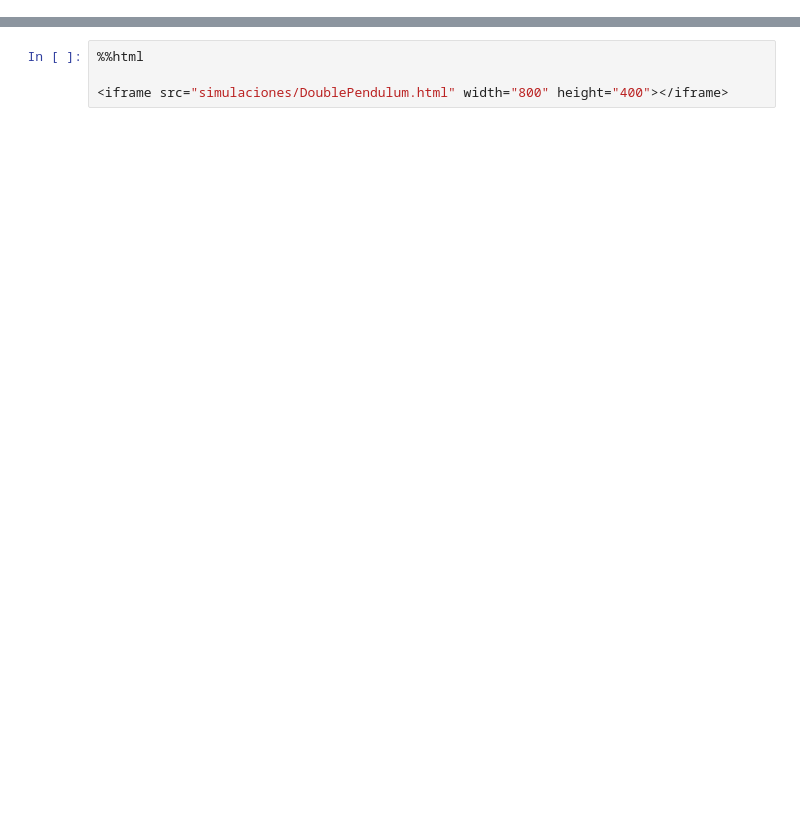
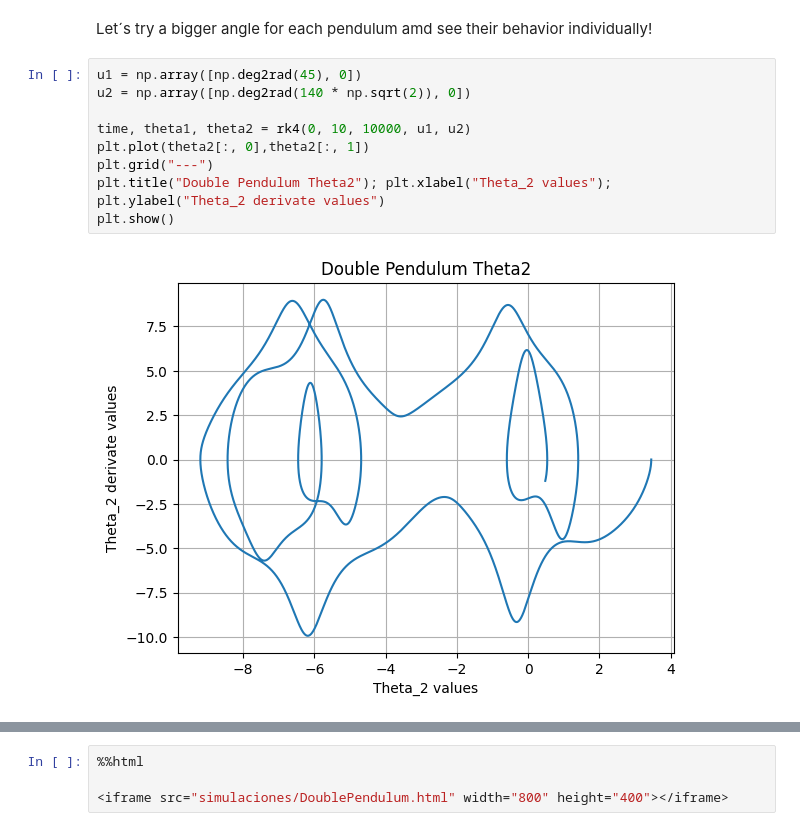
Before and after one commit to eli12gran/ProjectCodes, a Jupyter notebook: DoublePendulum.ipynb, the cells around one changed output, grey strips where cells are left out. Cells and saved outputs as stored; diff of their text form; blank space fills up the shorter version.

Commit message:
update double pendulum

```diff
--- a/DoublePendulum.ipynb
+++ b/DoublePendulum.ipynb
@@ -17,0 +124,13 @@ $$y_{2} = -l_{1}cos(\theta_{1}) - l_{2}cos(\theta_{2})$$
+# %% [markdown]
+Let´s try a bigger angle for each pendulum amd see their behavior individually!
+# %%
+u1 = np.array([np.deg2rad(45), 0])
+u2 = np.array([np.deg2rad(140 * np.sqrt(2)), 0])
+
+time, theta1, theta2 = rk4(0, 10, 10000, u1, u2)
+plt.plot(theta2[:, 0],theta2[:, 1])
+plt.grid("---")
+plt.title("Double Pendulum Theta2"); plt.xlabel("Theta_2 values"); plt.ylabel("Theta_2 derivate values")
+plt.show()
+# %% [output]
+[figure, added]
```
Also changed, not shown: parts of 8 cells of this notebook, 11 other files.
